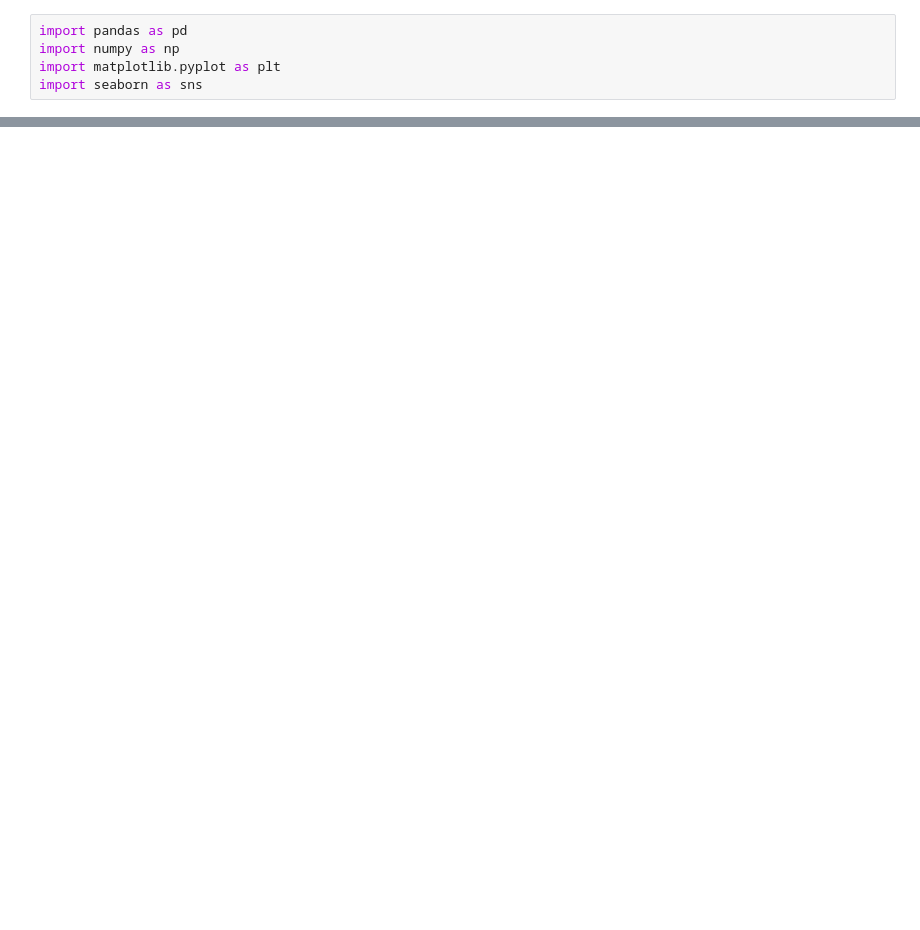
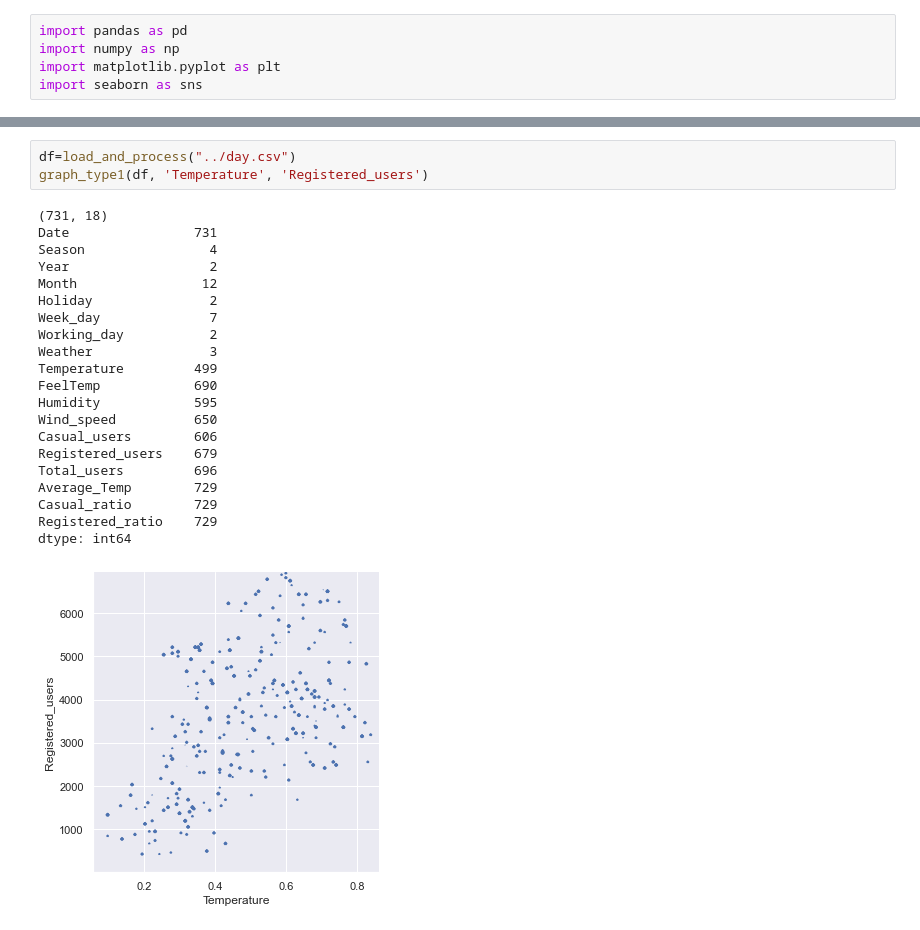
Before and after one commit to data301-2020-winter1/course-project-group_6020, a Jupyter notebook: analysis/Marla/Scripts/Project_functions.ipynb, the cells around one changed output, grey strips where cells are left out. Saved outputs shown, nothing was run; the diff lists cells and outputs as text; blank space fills up the shorter version.

```diff
--- a/analysis/Marla/Scripts/Project_functions.ipynb
+++ b/analysis/Marla/Scripts/Project_functions.ipynb
@@ -104,0 +111,25 @@ load_and_process('../day.csv')
+# %%
+df=load_and_process("../day.csv")
+graph_type1(df, 'Temperature', 'Registered_users')
+# %% [output]
+(731, 18)
+Date                731
+Season                4
+Year                  2
+Month                12
+Holiday               2
+Week_day              7
+Working_day           2
+Weather               3
+Temperature         499
+FeelTemp            690
+Humidity            595
+Wind_speed          650
+Casual_users        606
+Registered_users    679
+Total_users         696
+Average_Temp        729
+Casual_ratio        729
+Registered_ratio    729
+dtype: int64
+[figure, added]
```
Also changed, not shown: parts of 9 cells of this notebook, 1 other file.
